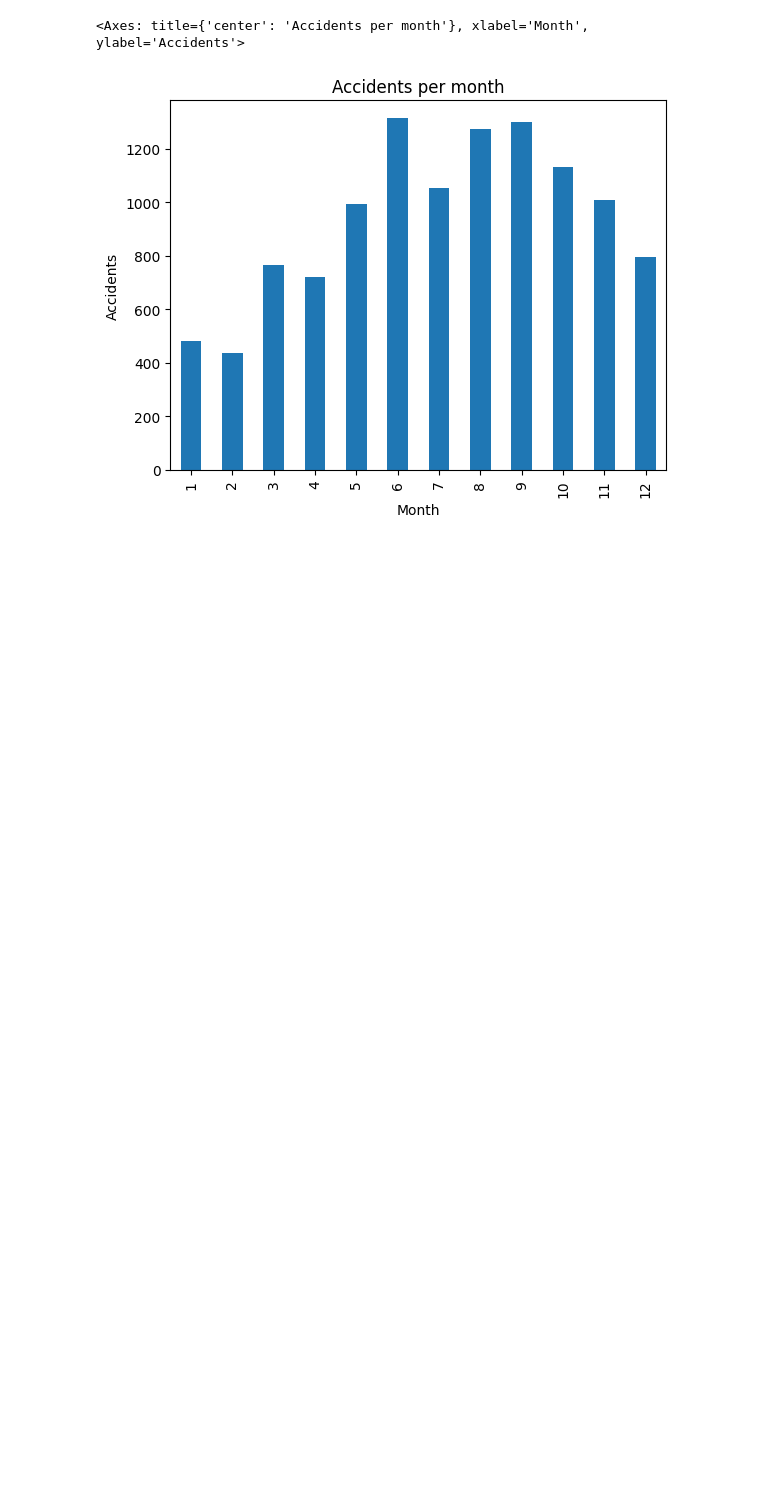
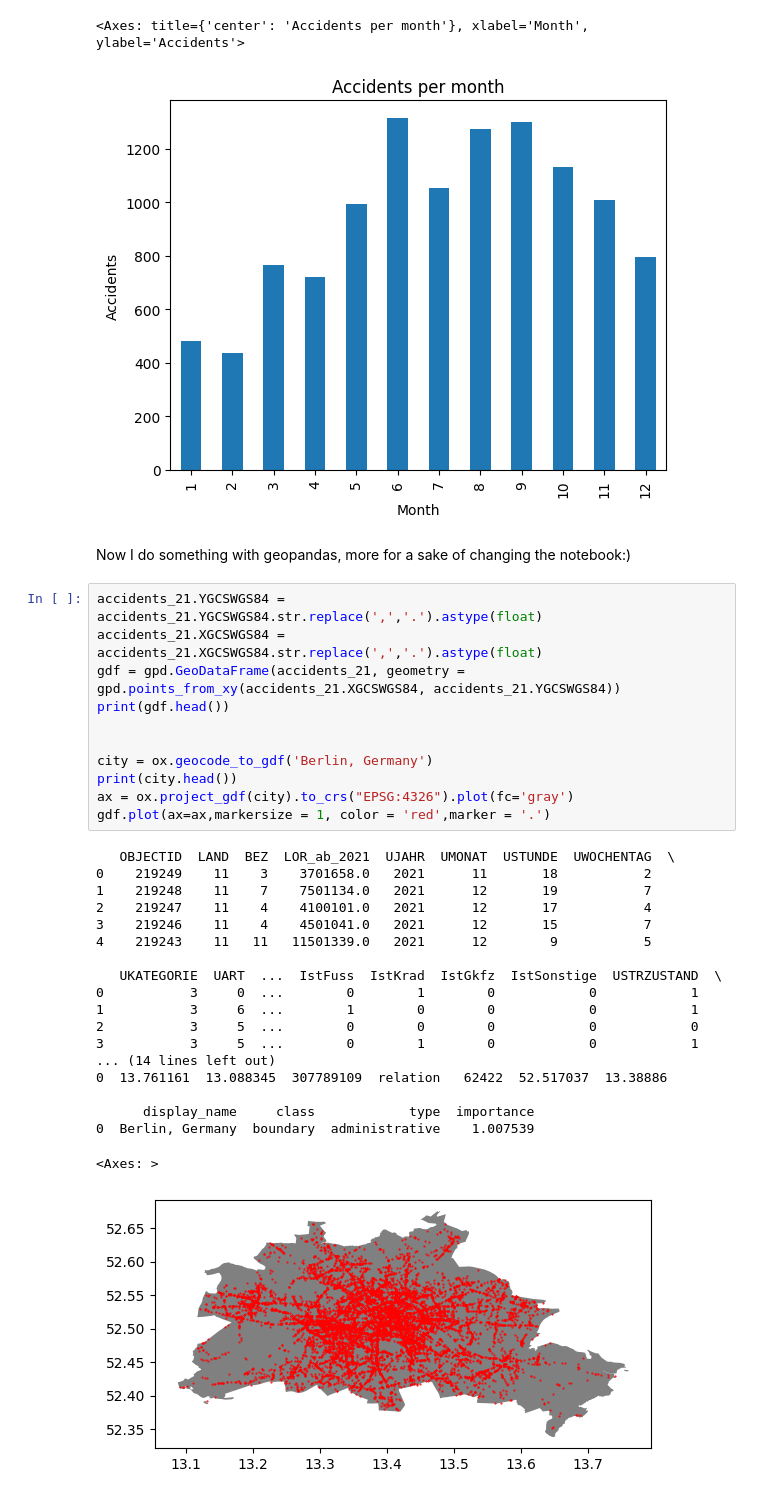
Before and after one commit to Ossssip/Berlin_traffic_accidents_vs_votes, a Jupyter notebook: Traffic_Accidents.ipynb, the cells around one changed output. Cells and saved outputs as stored; diff of their text form; blank space fills up the shorter version.

Commit message:
Updated gitignore, made some changes to the jupyter notebook file to see, how visual diffs with

```diff
--- a/Traffic_Accidents.ipynb
+++ b/Traffic_Accidents.ipynb
@@ -65,3 +69,36 @@ accidents_21.value_counts('UMONAT',sort=False).plot(kind='bar',title='Accidents
 # %% [output]
 <Axes: title={'center': 'Accidents per month'}, xlabel='Month', ylabel='Accidents'>
 [figure]
+# %% [markdown]
+Now I do something with geopandas, more for a sake of changing the notebook:)
+# %%
+accidents_21.YGCSWGS84 = accidents_21.YGCSWGS84.str.replace(',','.').astype(float)
+accidents_21.XGCSWGS84 = accidents_21.XGCSWGS84.str.replace(',','.').astype(float)
+gdf = gpd.GeoDataFrame(accidents_21, geometry = gpd.points_from_xy(accidents_21.XGCSWGS84, accidents_21.YGCSWGS84))
+print(gdf.head())
+
+
+city = ox.geocode_to_gdf('Berlin, Germany')
+print(city.head())
+ax = ox.project_gdf(city).to_crs("EPSG:4326").plot(fc='gray')
+gdf.plot(ax=ax,markersize = 1, color = 'red',marker = '.')
+# %% [output]
+   OBJECTID  LAND  BEZ  LOR_ab_2021  UJAHR  UMONAT  USTUNDE  UWOCHENTAG  \
+0    219249    11    3    3701658.0   2021      11       18           2
+1    219248    11    7    7501134.0   2021      12       19           7
+2    219247    11    4    4100101.0   2021      12       17           4
+3    219246    11    4    4501041.0   2021      12       15           7
+4    219243    11   11   11501339.0   2021      12        9           5
+
+   UKATEGORIE  UART  ...  IstFuss  IstKrad  IstGkfz  IstSonstige  USTRZUSTAND  \
+0           3     0  ...        0        1        0            0            1
+1           3     6  ...        1        0        0            0            1
+2           3     5  ...        0        0        0            0            0
+3           3     5  ...        0        1        0            0            1
+... (14 lines left out)
+0  13.761161  13.088345  307789109  relation   62422  52.517037  13.38886
+
+      display_name     class            type  importance
+0  Berlin, Germany  boundary  administrative    1.007539
+<Axes: >
+[figure, added]
```
Also changed, not shown: parts of 1 cell of this notebook, 1 other file.
